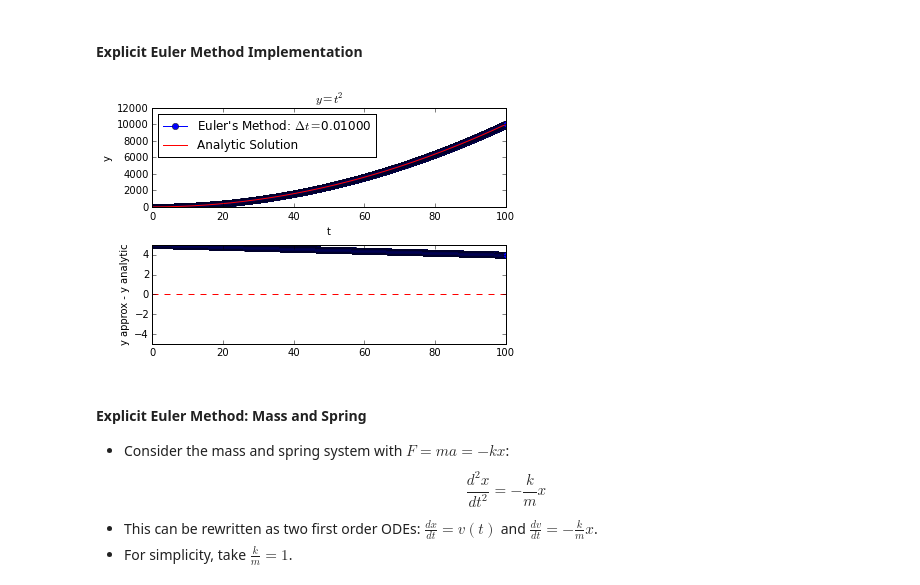
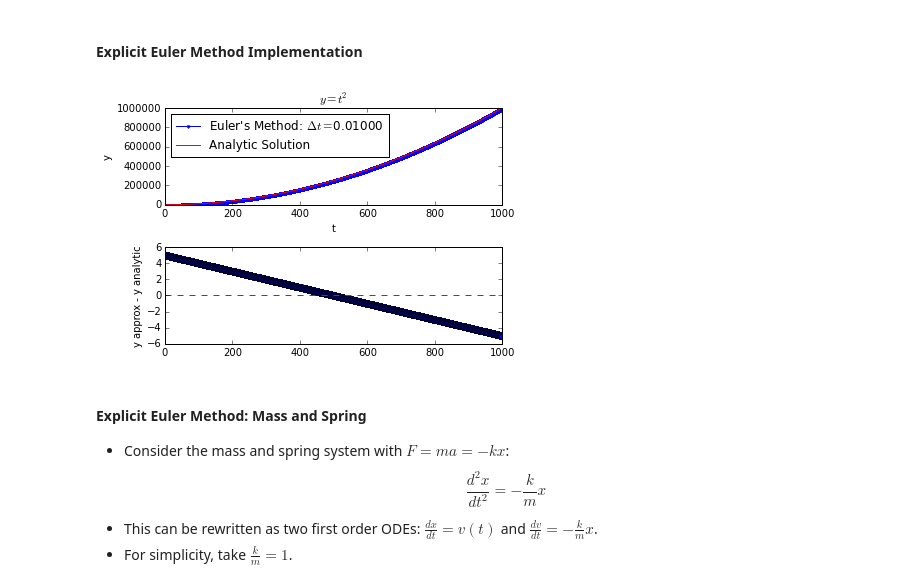
Before and after one commit to pitt1321/lectures, a Jupyter notebook: week_07/week_07.ipynb, the cells around one changed output. Saved outputs shown, nothing was run; the diff lists cells and outputs as text; code cells hidden in the pictures.

```diff
--- a/week_07/week_07.ipynb
+++ b/week_07/week_07.ipynb
@@ -158,8 +158,8 @@ def euler_explicit_1d(f, y0, t):
     return y
 # %%
 ### Example calling of this function
-N = 10001
-t = np.linspace(0, 100, N)
+N = 100001
+t = np.linspace(0, 1000, N)
 y0 = 5
 
 y = euler_explicit_1d(f, y0, t)
@@ -172,26 +172,26 @@ def y_analytic(t):
 # %%
 plt.subplot(2,1,1)
 dt=t[1]-t[0] # assume it's the same for all
-plt.plot(t, y, marker='o', label=r"Euler's Method: $\Delta t = $%.5f" % dt)
+plt.plot(t, y, marker='.', label=r"Euler's Method: $\Delta t = $%.5f" % dt)
 plt.plot(t, y_analytic(t), linestyle='-', color='red', label='Analytic Solution')
 
 plt.xlabel('t')
 plt.ylabel('y')
 plt.title(r'$y=t^2$')
 
 plt.legend(numpoints=1, loc='upper left')
 
 plt.subplot(2,1,2)
 plt.plot(t, y-y_analytic(t), marker='o')
 plt.axhline(0, linestyle='dashed', color='red')
 max_ylim = np.max(np.abs(list(plt.ylim())))
 plt.ylim(-max_ylim, +max_ylim)
 
 plt.ylabel('y approx - y analytic')
 
 plt.tight_layout()
 # %% [output]
-[figure, old version]
+[figure, new version]
 # %% [markdown]
 #### Explicit Euler Method: Mass and Spring
 
```
Also changed, not shown: parts of 3 cells of this notebook.
